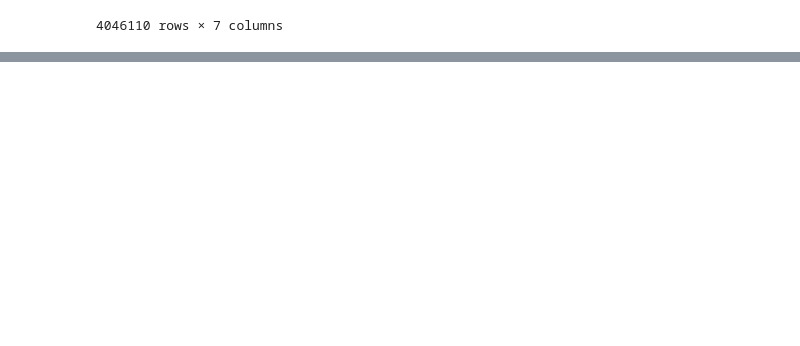
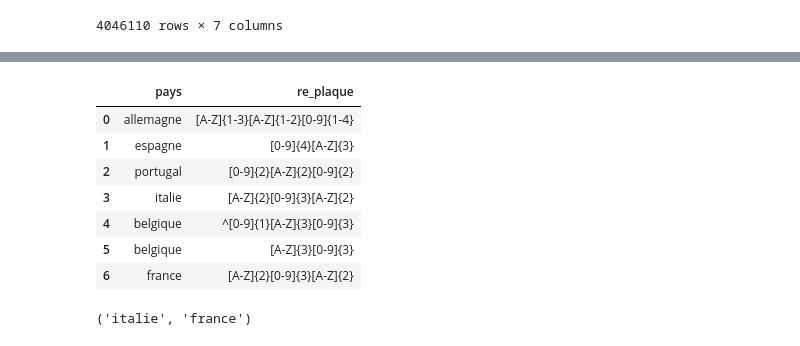
Before and after one commit to nantodevison/lapi, a Jupyter notebook: Carto_Lapi/Analyse/Donnees_postraitees.ipynb, the cells around one changed output, grey strips where cells are left out. Cells and saved outputs as stored; diff of their text form; code cells hidden in the pictures; blank space fills up the shorter version.

```diff
--- a/Carto_Lapi/Analyse/Donnees_postraitees.ipynb
+++ b/Carto_Lapi/Analyse/Donnees_postraitees.ipynb
@@ -421,0 +453,11 @@ df_passages
+# %%
+plaques_europ
+# %% [output]
+|  | pays | re_plaque |
+| 0 | allemagne | [A-Z]{1-3}[A-Z]{1-2}[0-9]{1-4} |
+| 1 | espagne | [0-9]{4}[A-Z]{3} |
+| 2 | portugal | [0-9]{2}[A-Z]{2}[0-9]{2} |
+| 3 | italie | [A-Z]{2}[0-9]{3}[A-Z]{2} |
+| 4 | belgique | ^[0-9]{1}[A-Z]{3}[0-9]{3} |
+| 5 | belgique | [A-Z]{3}[0-9]{3} |
+| 6 | france | [A-Z]{2}[0-9]{3}[A-Z]{2} |
@@ -421,0 +470,4 @@ df_passages
+# %%
+tuple(plaques_europ.loc[plaques_europ['re_plaque']=='[A-Z]{2}[0-9]{3}[A-Z]{2}', 'pays'].tolist())
+# %% [output]
+('italie', 'france')
```
Also changed, not shown: parts of 33 cells of this notebook, 1 other file.
